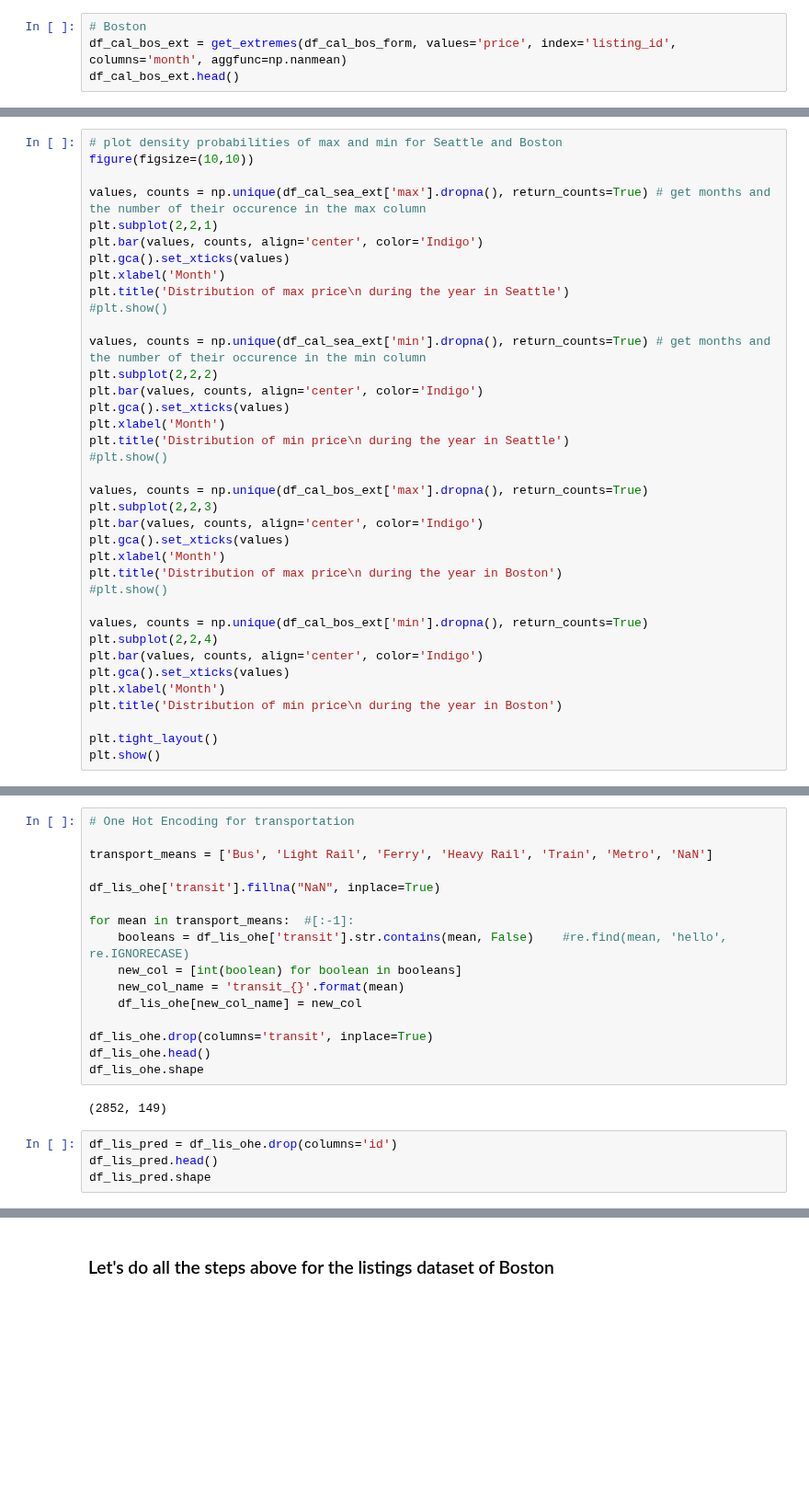
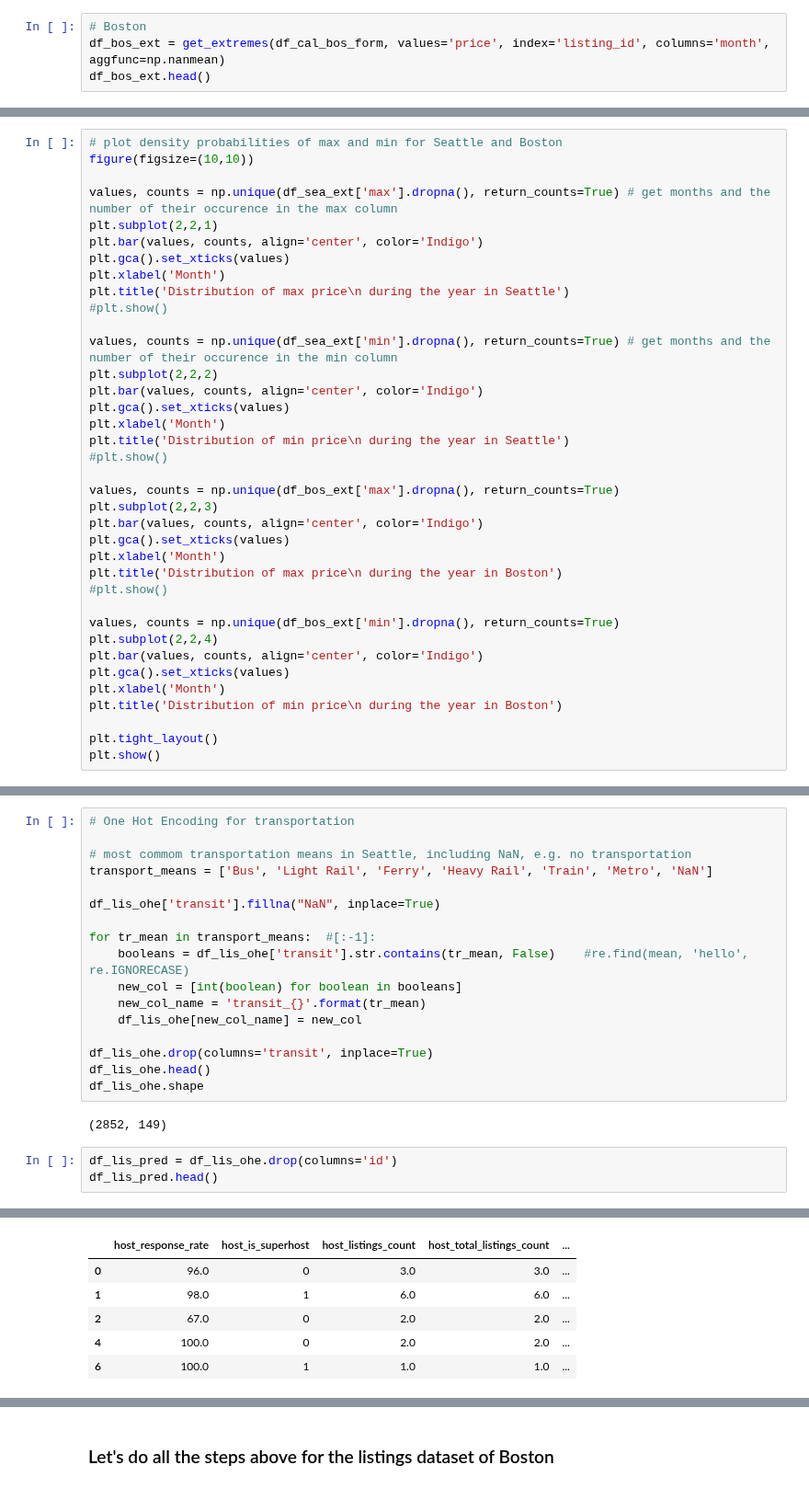
Before and after one commit to Duratorre/AirBnB-Data-Analysis, a Jupyter notebook: Analysis.ipynb, the cells around one changed output, grey strips where cells are left out. Shown at 92% size. Cells and saved outputs as stored; diff of their text form; blank space fills up the shorter version.

```diff
--- a/Analysis.ipynb
+++ b/Analysis.ipynb
@@ -185,8 +186,8 @@ df_cal_sea_ext.head()
 | 4 | 7369 | 85.000000 | 85.000000 | 85.000000 | 85.000000 | NaN | NaN | NaN | NaN | NaN | NaN | ... |
 # %%
 # Boston
-df_cal_bos_ext = get_extremes(df_cal_bos_form, values='price', index='listing_id', columns='month', aggfunc=np.nanmean)
-df_cal_bos_ext.head()
+df_bos_ext = get_extremes(df_cal_bos_form, values='price', index='listing_id', columns='month', aggfunc=np.nanmean)
+df_bos_ext.head()
 # %% [output]
 |  | listing_id | 1 | 2 | 3 | 4 | 5 | 6 | 7 | 8 | 9 | 10 | ... |
 | 0 | 3353 | 32.612903 | 33.535714 | 35.354839 | 36.0 | 36.0 | 36.0 | 36.0 | 36.0 | 36.0 | NaN | ... |
@@ -226,7 +227,7 @@ In Seattle, the majority of listings have their maximum monthly price during Apr
 # plot density probabilities of max and min for Seattle and Boston
 figure(figsize=(10,10))
 
-values, counts = np.unique(df_cal_sea_ext['max'].dropna(), return_counts=True) # get months and the number of their occurence in the max column
+values, counts = np.unique(df_sea_ext['max'].dropna(), return_counts=True) # get months and the number of their occurence in the max column
 plt.subplot(2,2,1)
 plt.bar(values, counts, align='center', color='Indigo')
 plt.gca().set_xticks(values)
@@ -234,7 +235,7 @@ plt.xlabel('Month')
 plt.title('Distribution of max price\n during the year in Seattle')
 #plt.show()
 
-values, counts = np.unique(df_cal_sea_ext['min'].dropna(), return_counts=True) # get months and the number of their occurence in the min column
+values, counts = np.unique(df_sea_ext['min'].dropna(), return_counts=True) # get months and the number of their occurence in the min column
 plt.subplot(2,2,2)
 plt.bar(values, counts, align='center', color='Indigo')
 plt.gca().set_xticks(values)
@@ -242,7 +243,7 @@ plt.xlabel('Month')
 plt.title('Distribution of min price\n during the year in Seattle')
 #plt.show()
 
-values, counts = np.unique(df_cal_bos_ext['max'].dropna(), return_counts=True)
+values, counts = np.unique(df_bos_ext['max'].dropna(), return_counts=True)
 plt.subplot(2,2,3)
 plt.bar(values, counts, align='center', color='Indigo')
 plt.gca().set_xticks(values)
@@ -250,7 +251,7 @@ plt.xlabel('Month')
 plt.title('Distribution of max price\n during the year in Boston')
 #plt.show()
 
-values, counts = np.unique(df_cal_bos_ext['min'].dropna(), return_counts=True)
+values, counts = np.unique(df_bos_ext['min'].dropna(), return_counts=True)
 plt.subplot(2,2,4)
 plt.bar(values, counts, align='center', color='Indigo')
 plt.gca().set_xticks(values)
@@ -841,14 +765,15 @@ df_lis_ohe.head()
 # %%
 # One Hot Encoding for transportation
 
+# most commom transportation means in Seattle, including NaN, e.g. no transportation
 transport_means = ['Bus', 'Light Rail', 'Ferry', 'Heavy Rail', 'Train', 'Metro', 'NaN']
 
 df_lis_ohe['transit'].fillna("NaN", inplace=True)
 
-for mean in transport_means:  #[:-1]:
-    booleans = df_lis_ohe['transit'].str.contains(mean, False)    #re.find(mean, 'hello', re.IGNORECASE)
+for tr_mean in transport_means:  #[:-1]:
+    booleans = df_lis_ohe['transit'].str.contains(tr_mean, False)    #re.find(mean, 'hello', re.IGNORECASE)
     new_col = [int(boolean) for boolean in booleans]
-    new_col_name = 'transit_{}'.format(mean)
+    new_col_name = 'transit_{}'.format(tr_mean)
     df_lis_ohe[new_col_name] = new_col
 
 df_lis_ohe.drop(columns='transit', inplace=True)
@@ -859,5 +784,4 @@ df_lis_ohe.shape
 # %%
 df_lis_pred = df_lis_ohe.drop(columns='id')
 df_lis_pred.head()
-df_lis_pred.shape
 # %% [output]
@@ -864,0 +788,6 @@ df_lis_pred.shape
+|  | host_response_rate | host_is_superhost | host_listings_count | host_total_listings_count | ... |
+| 0 | 96.0 | 0 | 3.0 | 3.0 | ... |
+| 1 | 98.0 | 1 | 6.0 | 6.0 | ... |
+| 2 | 67.0 | 0 | 2.0 | 2.0 | ... |
+| 4 | 100.0 | 0 | 2.0 | 2.0 | ... |
+| 6 | 100.0 | 1 | 1.0 | 1.0 | ... |
```
Also changed, not shown: parts of 55 cells of this notebook.
